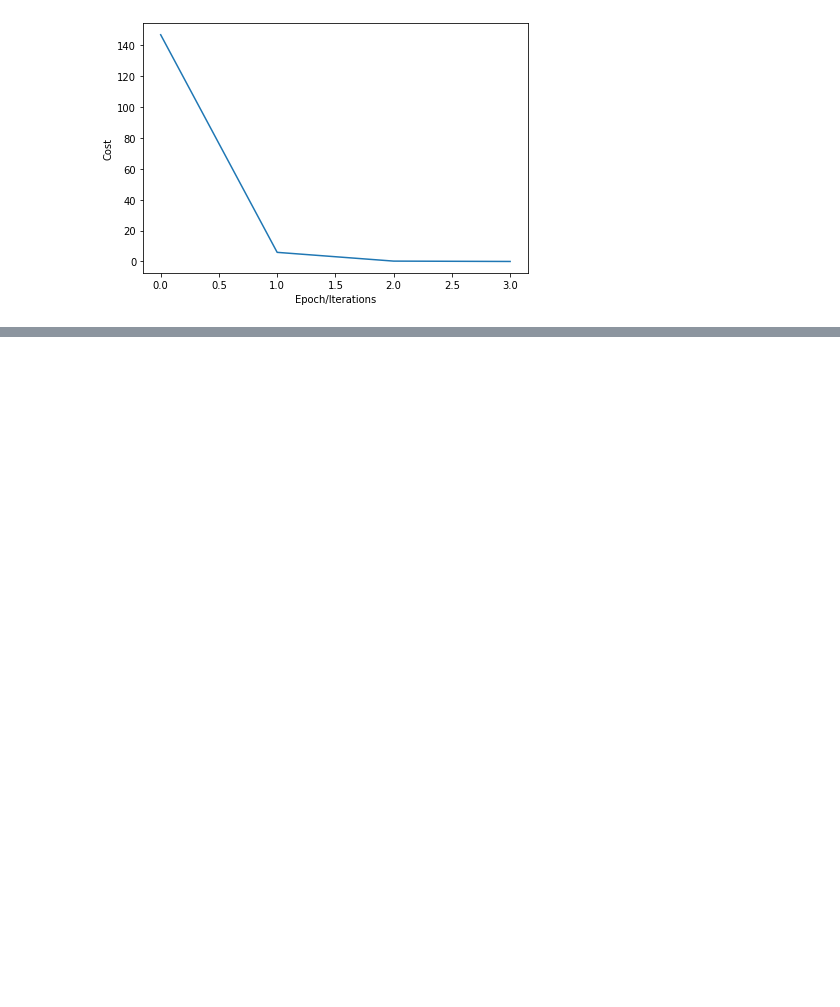
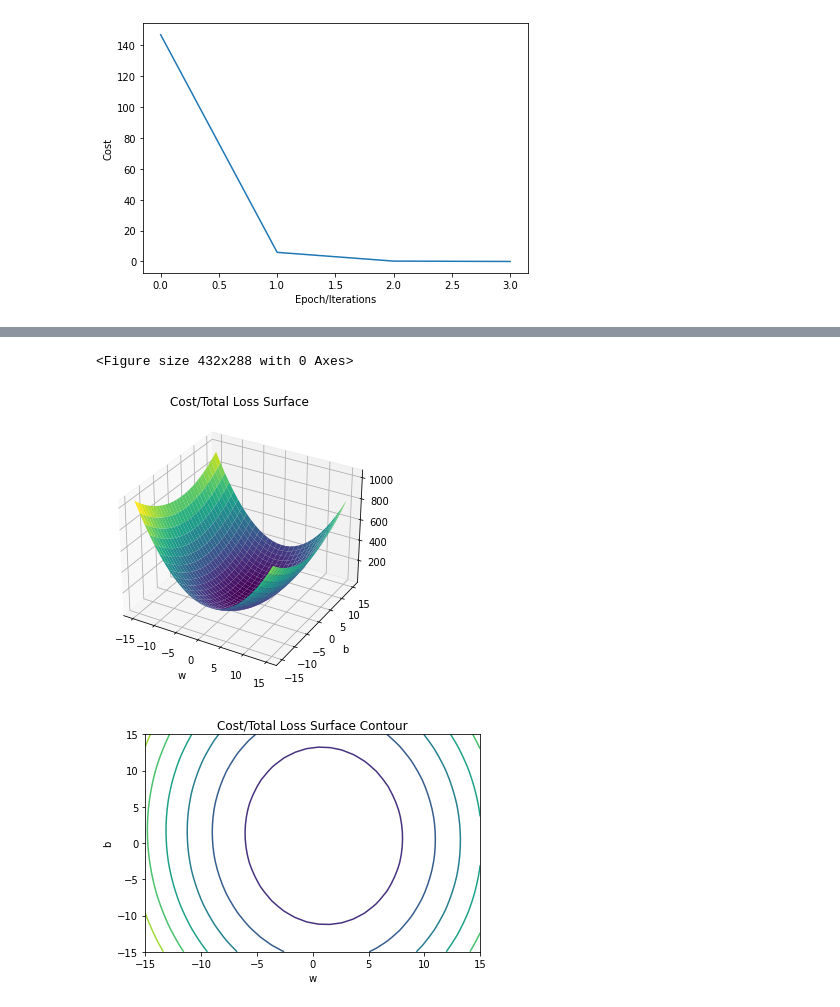
Before and after one commit to Kleyt0n/PyTorch-studies, a Jupyter notebook: IBM-deep-learning-pytorch.ipynb, the cells around one changed output, grey strips where cells are left out. Cells and saved outputs as stored; diff of their text form; code cells hidden in the pictures; blank space fills up the shorter version.

```diff
--- a/IBM-deep-learning-pytorch.ipynb
+++ b/IBM-deep-learning-pytorch.ipynb
@@ -613,0 +724,8 @@ Text(24.0, 0.5, 'Cost')
+# %%
+# Create plot_error_surfaces for viewing the data
+
+get_surface = plot_error_surfaces(15, 15, X, Y, 30)
+# %% [output]
+<Figure size 432x288 with 0 Axes>
+[figure, added]
+[figure, added]
```
Also changed, not shown: parts of 13 cells of this notebook.
